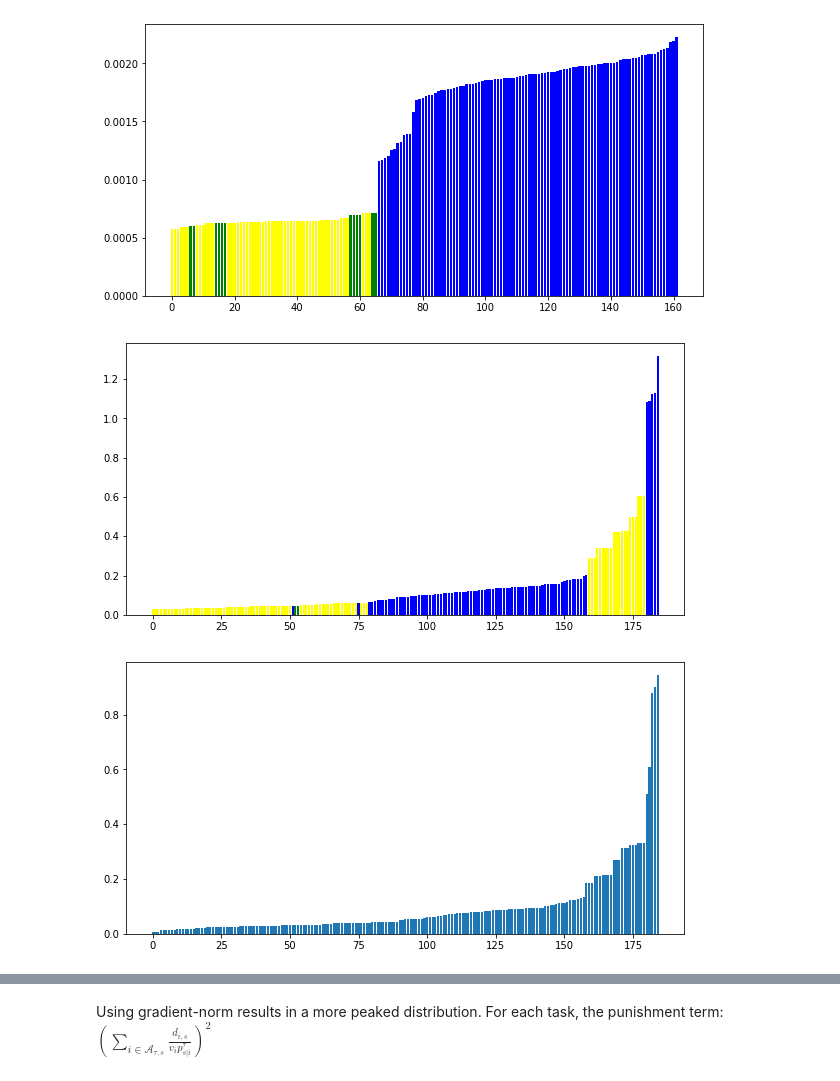
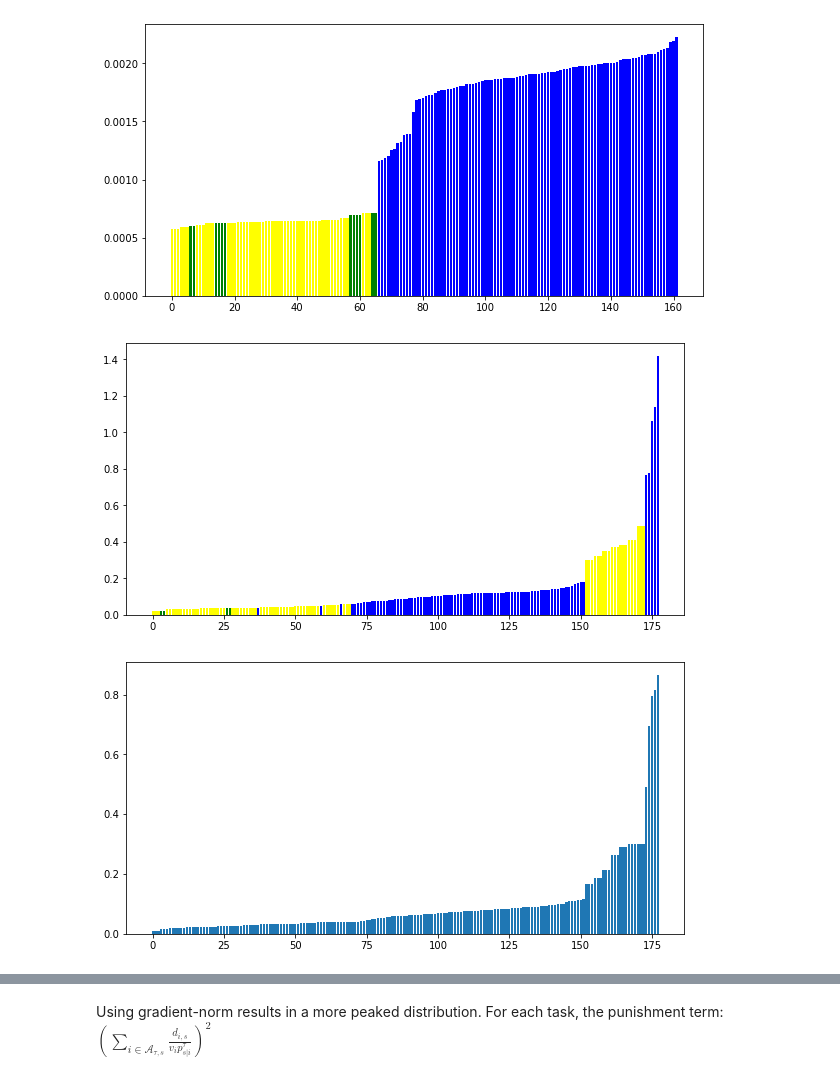
Before and after one commit to haoran-zh/mmfl-Dec, a Jupyter notebook: new_idea.ipynb, the cells around one changed output, grey strips where cells are left out. Saved outputs shown, nothing was run; the diff lists cells and outputs as text; code cells hidden in the pictures.

```diff
--- a/new_idea.ipynb
+++ b/new_idea.ipynb
@@ -131,7 +135,7 @@ with open(folder_name+"/psi_AS.pkl", "rb") as f:
     psi = pickle.load(f)
 psi = np.array(psi[-1])
 # psi = psi.reshape(-1)
-psi_sum = psi[0,:]
+psi_sum = np.sum(psi, axis=0)
 # sort and plot bar
 sorted_index = np.argsort(psi_sum)
 # plot
@@ -229,7 +233,7 @@ import numpy as np
 # read gradient_AS.pkl
 import pickle
 #folder_name_OS = "./result/5task_nnnnn_mse_lessVennc0.1_OS_a1_17"
-folder_name_OS = "./result/3task_nnnnn_lessVennc0.1uv0.90.1_OS_14"
+folder_name_OS = "./result/3task_nnnnn_lessVennc0.1uv0.90.1_OS_18"
 with open(folder_name_OS+"/gradient_OS.pkl", "rb") as f:
     gradient_OS = pickle.load(f)
 # last round
@@ -244,34 +248,34 @@ with open(folder_name_OS+"/client_task_ability.pkl", "rb") as f:
 processor2client = {}
 processor_num = sum(client_task_ability)
 p_index = 0
 for c_index in range(120):
     for _ in range(client_task_ability[c_index]):
         processor2client[p_index] = c_index
         p_index += 1
 
 
 color_list_processor4 = []
 for p_index in sorted_index4:
     index = processor2client[p_index]
     if client_task_ability[index] == 1:
         color_list_processor4.append('blue')
     elif client_task_ability[index] == 2:
         color_list_processor4.append('green')
     elif client_task_ability[index] == 3:
         color_list_processor4.append('yellow')
     elif client_task_ability[index] == 4:
         color_list_processor4.append('orange')
     elif client_task_ability[index] == 5:
         color_list_processor4.append('red')
 
 import matplotlib.pyplot as plt
 length = range(len(gradient_OS))
 # make plot wider
 plt.figure(figsize=(10, 5))
 plt.bar(length, gradient_OS[sorted_index4], color=color_list_processor4)
 plt.show()
 # %% [output]
-[figure, old version]
+[figure, new version]
 # %%
 # plot psi distribution
 with open(folder_name_OS+"/psi_OS.pkl", "rb") as f:
@@ -289,7 +293,7 @@ plt.figure(figsize=(10, 5))
 plt.bar(length, psi_sum[sorted_index])
 plt.show()
 # %% [output]
-[figure, old version]
+[figure, new version]
 # %%
 p_client = np.zeros(120)
 p_N = psi_sum.shape[0]
```
Also changed, not shown: parts of 14 cells of this notebook, 14 other files.
